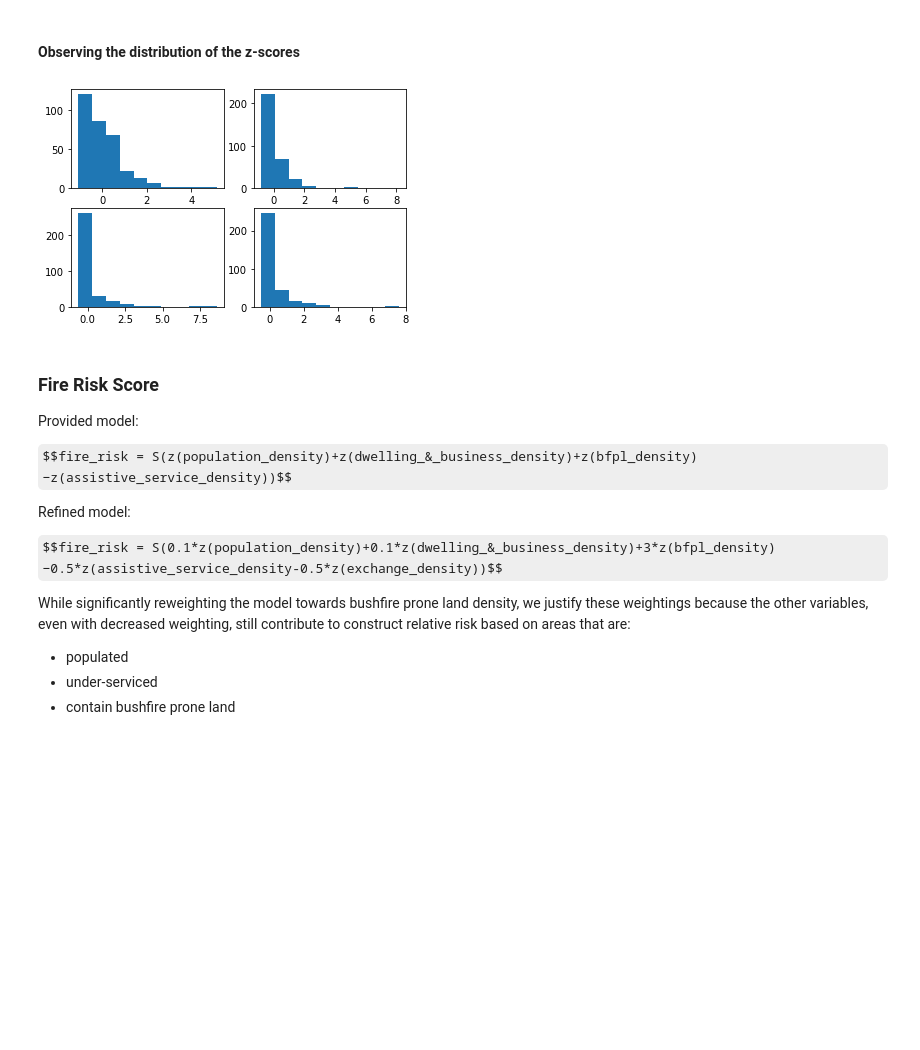
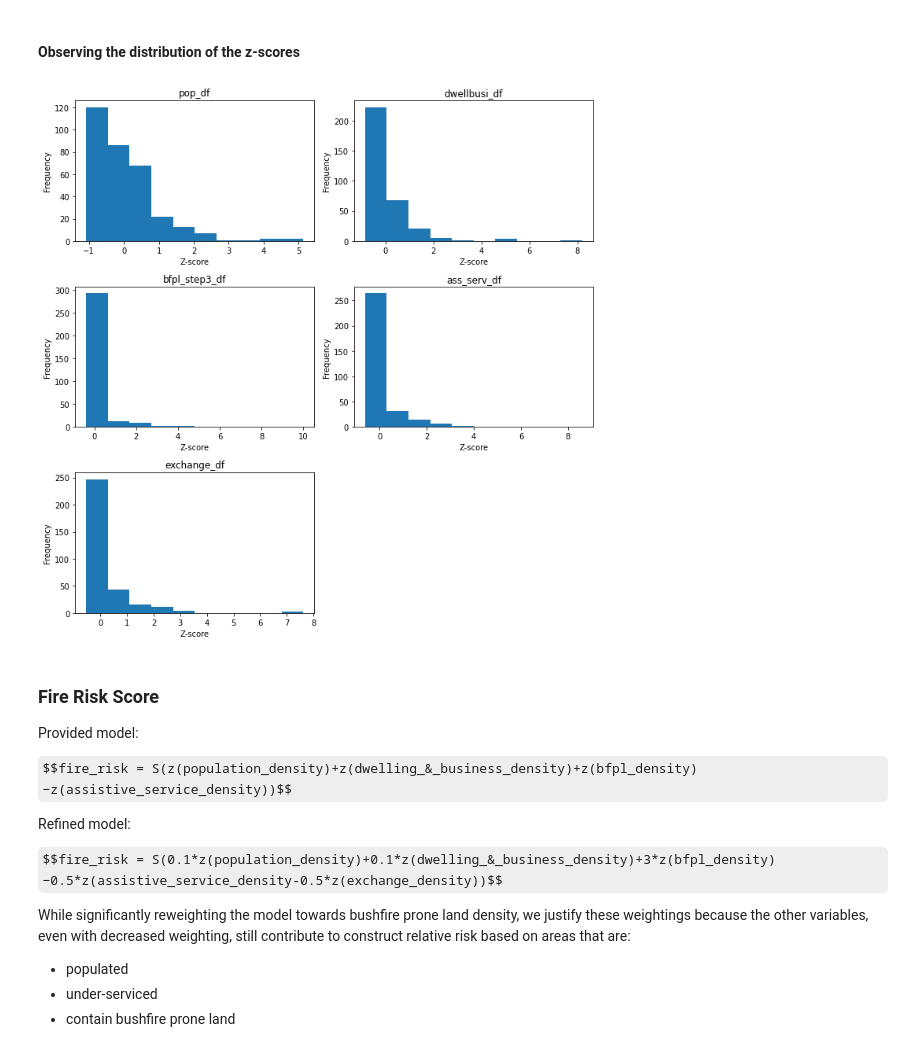
Before and after one commit to ew92/data2001_project, a Jupyter notebook: main.ipynb, the cells around one changed output. Drawn from its saved outputs; the diff is of its cells as text; code cells hidden in the pictures; some formulas as TeX source; blank space fills up the shorter version.

```diff
--- a/main.ipynb
+++ b/main.ipynb
@@ -914,13 +1283,25 @@ exchange_df.tail()
 # %% [markdown]
 #### Observing the distribution of the z-scores
-# %%
-fig, axes = plt.subplots(2,2)
-computed_measures = [pop_df, dwellbusi_df, ass_serv_df, exchange_df]
-
-for type, ax in zip(computed_measures, axes.flatten()):
-    ax.hist(type['z_score'])
-# %% [output]
-[figure, removed]
+# %%
+#Code for the function to retrieve name of dataframe from https://stackoverflow.com/questions/31727333/get-the-name-of-a-pandas-dataframe
+def df_name(df):
+    name =[x for x in globals() if globals()[x] is df][0]
+    return name
+
+fig, axes = plt.subplots(3,2,figsize=(10,10))
+computed_measures = [pop_df, dwellbusi_df, bfpl_density, ass_serv_df, exchange_df]
+
+for m_type, ax in zip(computed_measures, axes.flatten()):
+    ax.hist(m_type['z_score'])
+    ax.set_xlabel('Z-score')
+    ax.set_ylabel('Frequency')
+    ax.title.set_text(df_name(m_type))
+
+fig.delaxes(axes[2][1])
+
+fig.tight_layout()
+# %% [output]
+[figure, added]
 # %% [markdown]
 ### Fire Risk Score
 
```
Also changed, not shown: parts of 65 cells of this notebook.
